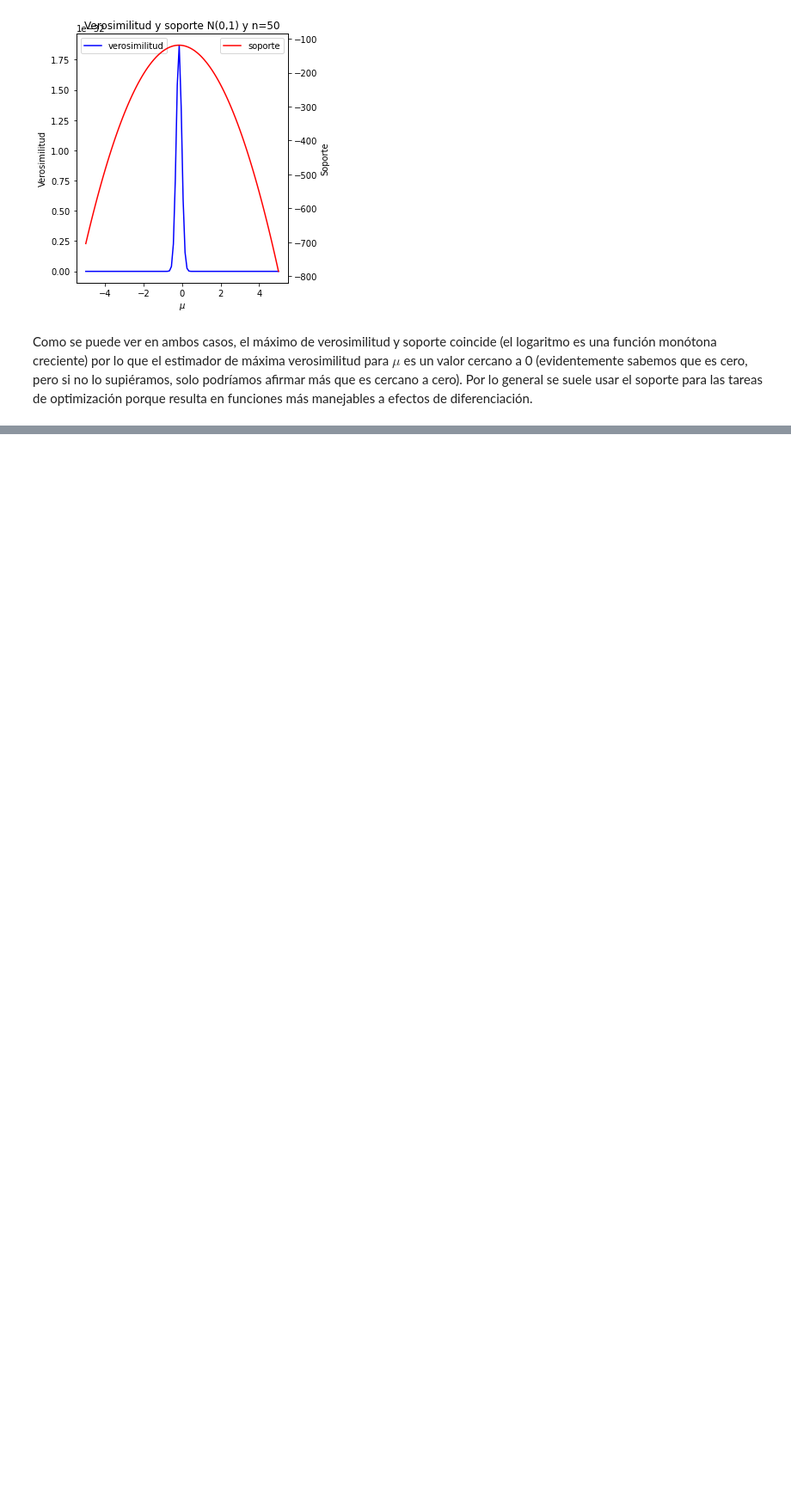
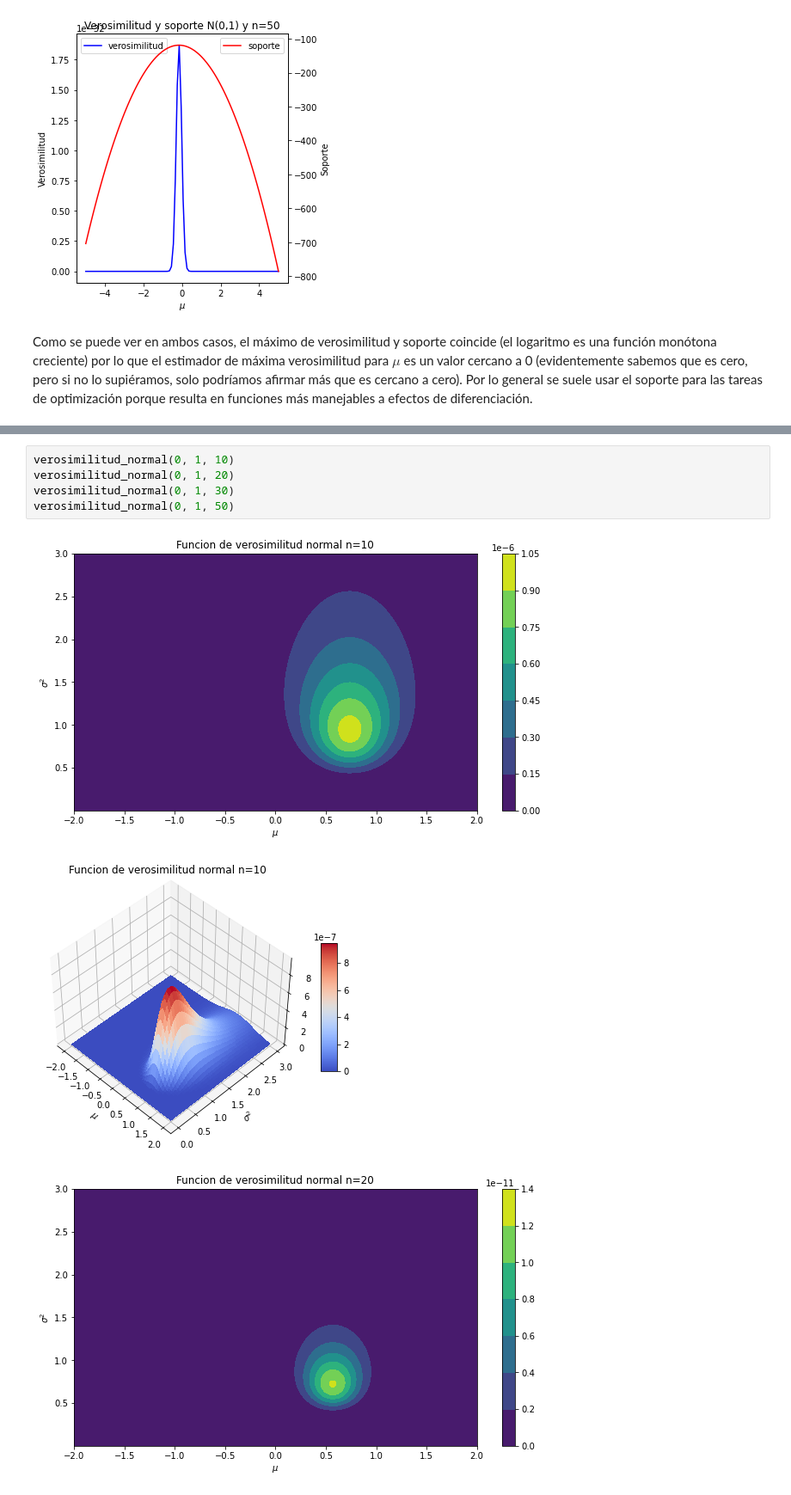
Before and after one commit to danielp2797/UAM-Big-Data-21-22, a Jupyter notebook: estadistica/practica2/perezefremovadaniel_p2.ipynb, the cells around one changed output, grey strips where cells are left out. Shown at 86% size. Saved outputs shown, nothing was run; the diff lists cells and outputs as text; blank space fills up the shorter version.

```diff
--- a/estadistica/practica2/perezefremovadaniel_p2.ipynb
+++ b/estadistica/practica2/perezefremovadaniel_p2.ipynb
@@ -370,0 +458,9 @@ Como se puede ver en ambos casos, el máximo de verosimilitud y soporte coincide
+# %%
+verosimilitud_normal(0, 1, 10)
+verosimilitud_normal(0, 1, 20)
+verosimilitud_normal(0, 1, 30)
+verosimilitud_normal(0, 1, 50)
+# %% [output]
+[figure, added]
+[figure, added]
+[figure, added]
```
Also changed, not shown: parts of 23 cells of this notebook.
